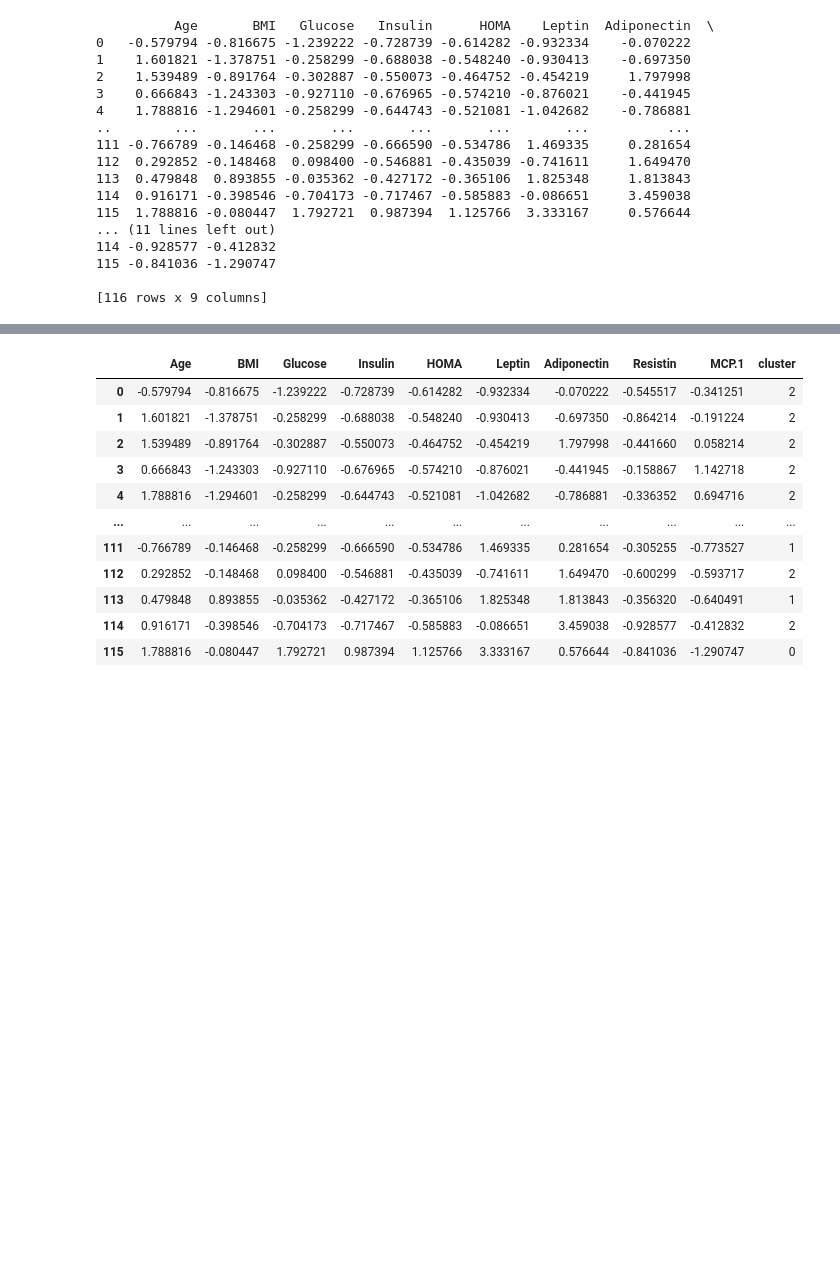
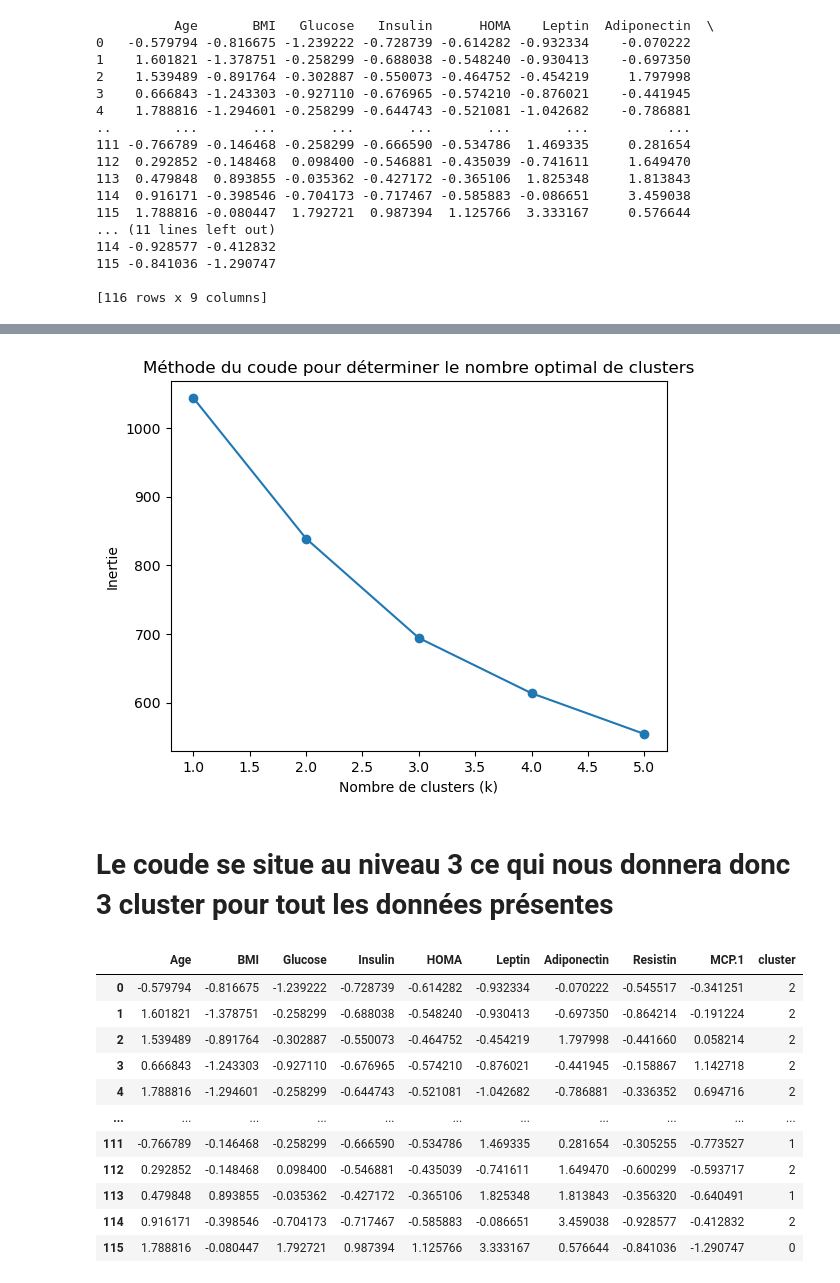
Before and after one commit to moussahassana/datascince-groupe6, a Jupyter notebook: TP groupe 6 kmeans-from-scratch.ipynb, the cells around one changed output, grey strips where cells are left out. Saved outputs shown, nothing was run; the diff lists cells and outputs as text; code cells hidden in the pictures; blank space fills up the shorter version.

```diff
--- a/TP groupe 6 kmeans-from-scratch.ipynb
+++ b/TP groupe 6 kmeans-from-scratch.ipynb
@@ -283,17 +259,42 @@ print(updateCentroids(data,clusters,len(centroids),centroids))
 # %%
 def elbow(X, max_clusters=10):
     """
     Utilise la méthode du coude pour trouver le nombre optimal de clusters.
     Utilise la libraire kneed pour recuperer cette valeur
 
     Paramètres:
         X (numpy.ndarray): Jeu de données à clusteriser
         max_clusters (int): Nombre maximal de clusters à considérer (par défaut=10)
 
     Retourne:
         k (int) : le k optimal
     """
     return k
+
+    # Initialisation d'une liste pour stocker les valeurs de la somme des carrés intra-cluster pour différentes valeur de k
+inertia_values = []
+
+# Tester différentes valeurs de k
+for k in range(1, 6):
+    # Création d'un objet KMeans avec le nombre de cluster spécifié(k)
+    kmeans = KMeans(n_clusters=k, random_state=42)
+
+    #Ajustement du modèle KMeans aux données data
+    kmeans.fit(data)
+
+    #Ajout de la somme des carrés intra-cluster calculée à la liste
+    inertia_values.append(kmeans.inertia_)
+
+# Tracer la courbe du coude
+plt.plot(range(1, 6), inertia_values, marker='o')
+plt.title('Méthode du coude pour déterminer le nombre optimal de clusters')
+plt.xlabel('Nombre de clusters (k)')
+plt.ylabel('Inertie')
+plt.show()
+# %% [output]
+[figure, added]
+# %% [markdown]
+# Le coude se situe au niveau  3 ce qui nous donnera donc 3 cluster pour tout les données présentes
 # %%
 class Kmeans:
     """
```
Also changed, not shown: parts of 5 cells of this notebook.
